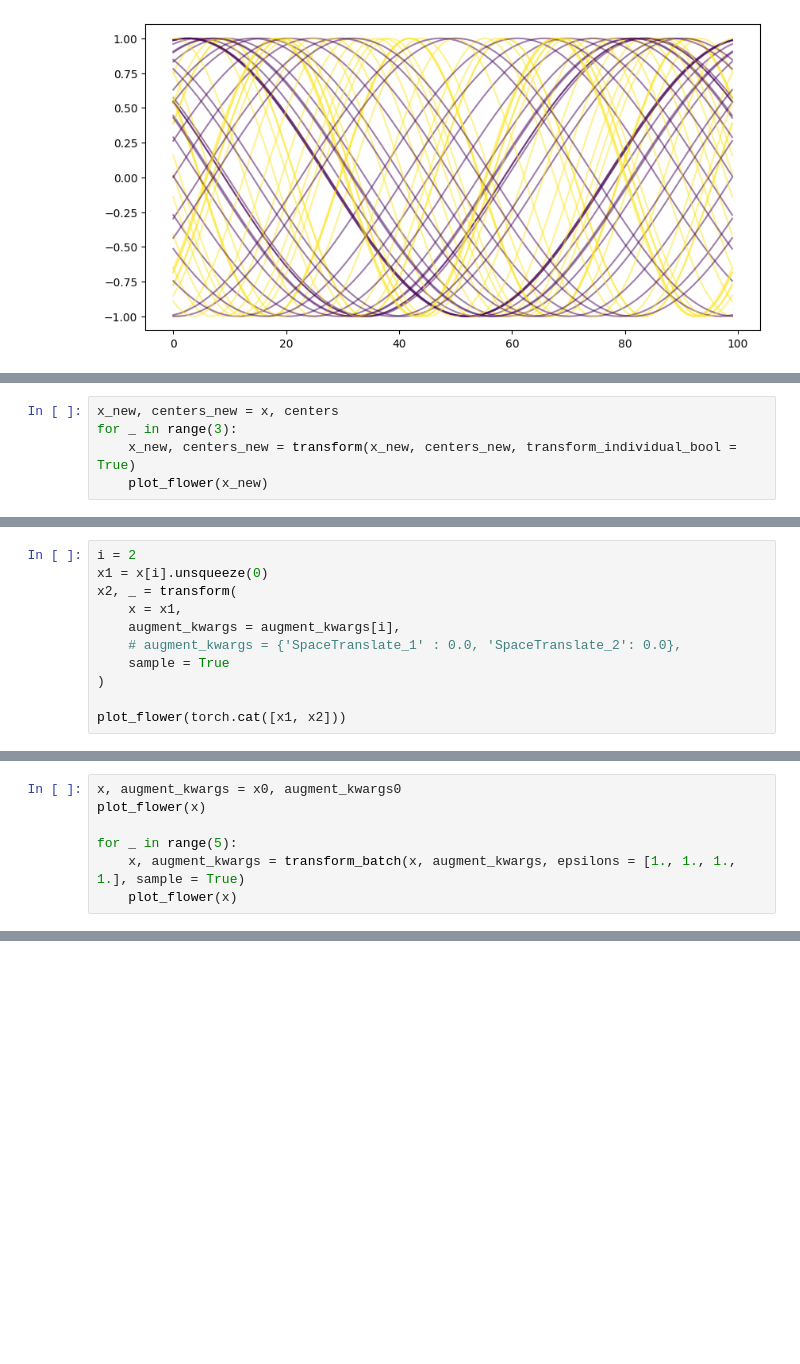
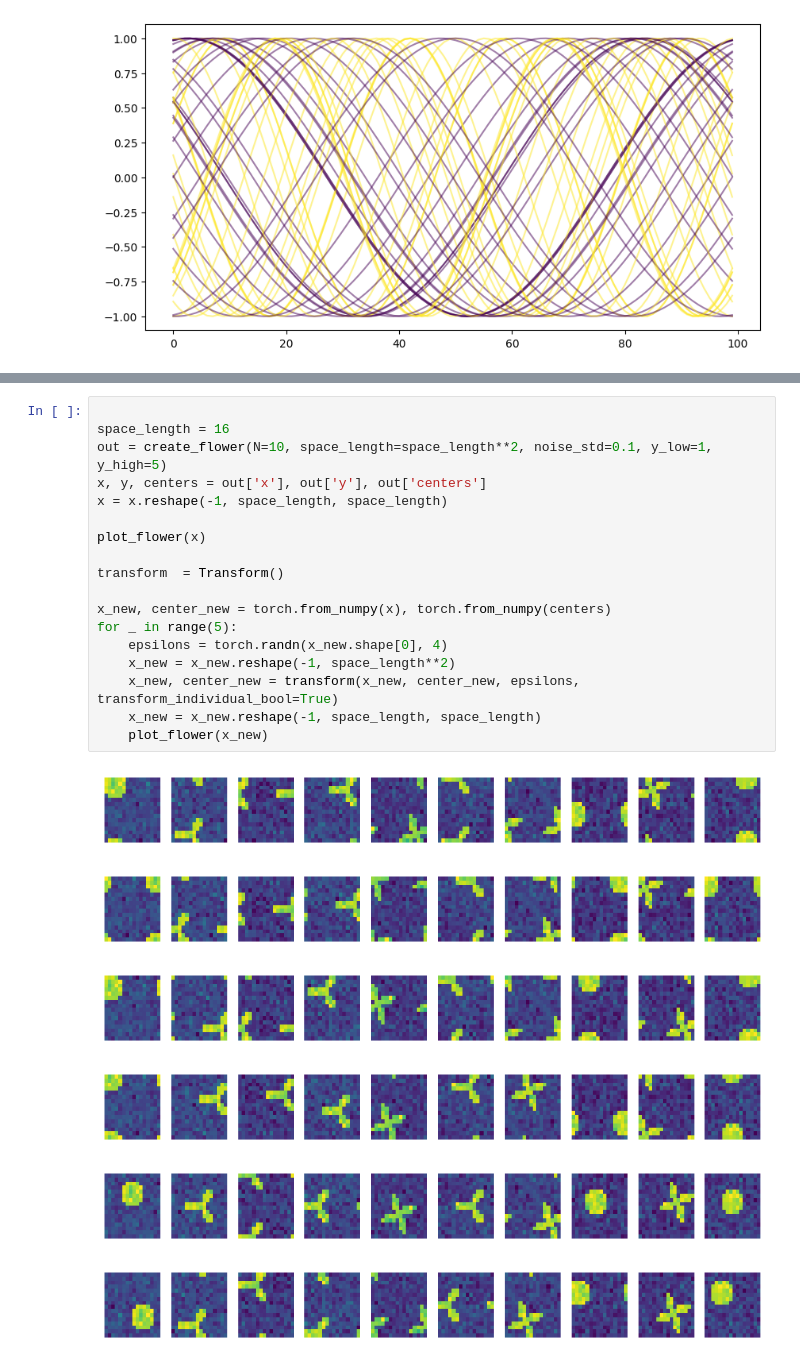
Before and after one commit to elidub/SymPDE, a Jupyter notebook: notebooks_symlie/data_generation.ipynb, the cells around one changed output, grey strips where cells are left out. Cells and saved outputs as stored; diff of their text form; blank space fills up the shorter version.

```diff
--- a/notebooks_symlie/data_generation.ipynb
+++ b/notebooks_symlie/data_generation.ipynb
@@ -456,5 +60,0 @@ plot_flower(x_new)
-# %%
-x_new, centers_new = x, centers
-for _ in range(3):
-    x_new, centers_new = transform(x_new, centers_new, transform_individual_bool = True)
-    plot_flower(x_new)
@@ -518,11 +60,0 @@ augment_kwargs
-# %%
-i = 2
-x1 = x[i].unsqueeze(0)
-x2, _ = transform(
-    x = x1,
-    augment_kwargs = augment_kwargs[i],
-    # augment_kwargs = {'SpaceTranslate_1' : 0.0, 'SpaceTranslate_2': 0.0},
-    sample = True
-)
-
-plot_flower(torch.cat([x1, x2]))
@@ -600,7 +60,0 @@ y
-# %%
-x, augment_kwargs = x0, augment_kwargs0
-plot_flower(x)
-
-for _ in range(5):
-    x, augment_kwargs = transform_batch(x, augment_kwargs, epsilons = [1., 1., 1., 1.], sample = True)
-    plot_flower(x)
@@ -613,0 +61,25 @@ for _ in range(5):
+# %%
+
+space_length = 16
+out = create_flower(N=10, space_length=space_length**2, noise_std=0.1, y_low=1, y_high=5)
+x, y, centers = out['x'], out['y'], out['centers']
+x = x.reshape(-1, space_length, space_length)
+
+plot_flower(x)
+
+transform  = Transform()
+
+x_new, center_new = torch.from_numpy(x), torch.from_numpy(centers)
+for _ in range(5):
+    epsilons = torch.randn(x_new.shape[0], 4)
+    x_new = x_new.reshape(-1, space_length**2)
+    x_new, center_new = transform(x_new, center_new, epsilons, transform_individual_bool=True)
+    x_new = x_new.reshape(-1, space_length, space_length)
+    plot_flower(x_new)
+# %% [output]
+[figure, added]
+[figure, added]
+[figure, added]
+[figure, added]
+[figure, added]
+[figure, added]
```
Also changed, not shown: parts of 40 cells of this notebook, 16 other files.
